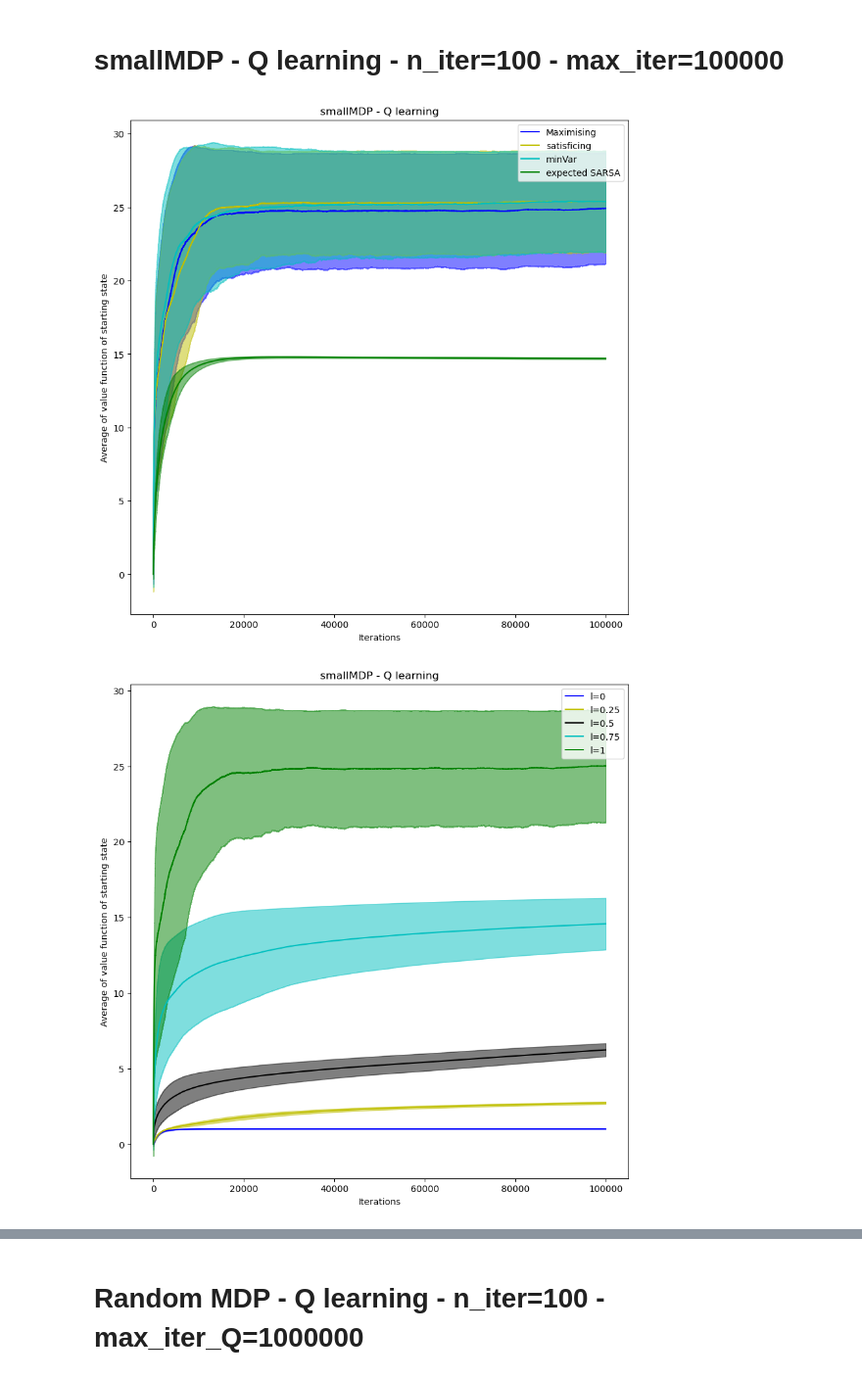
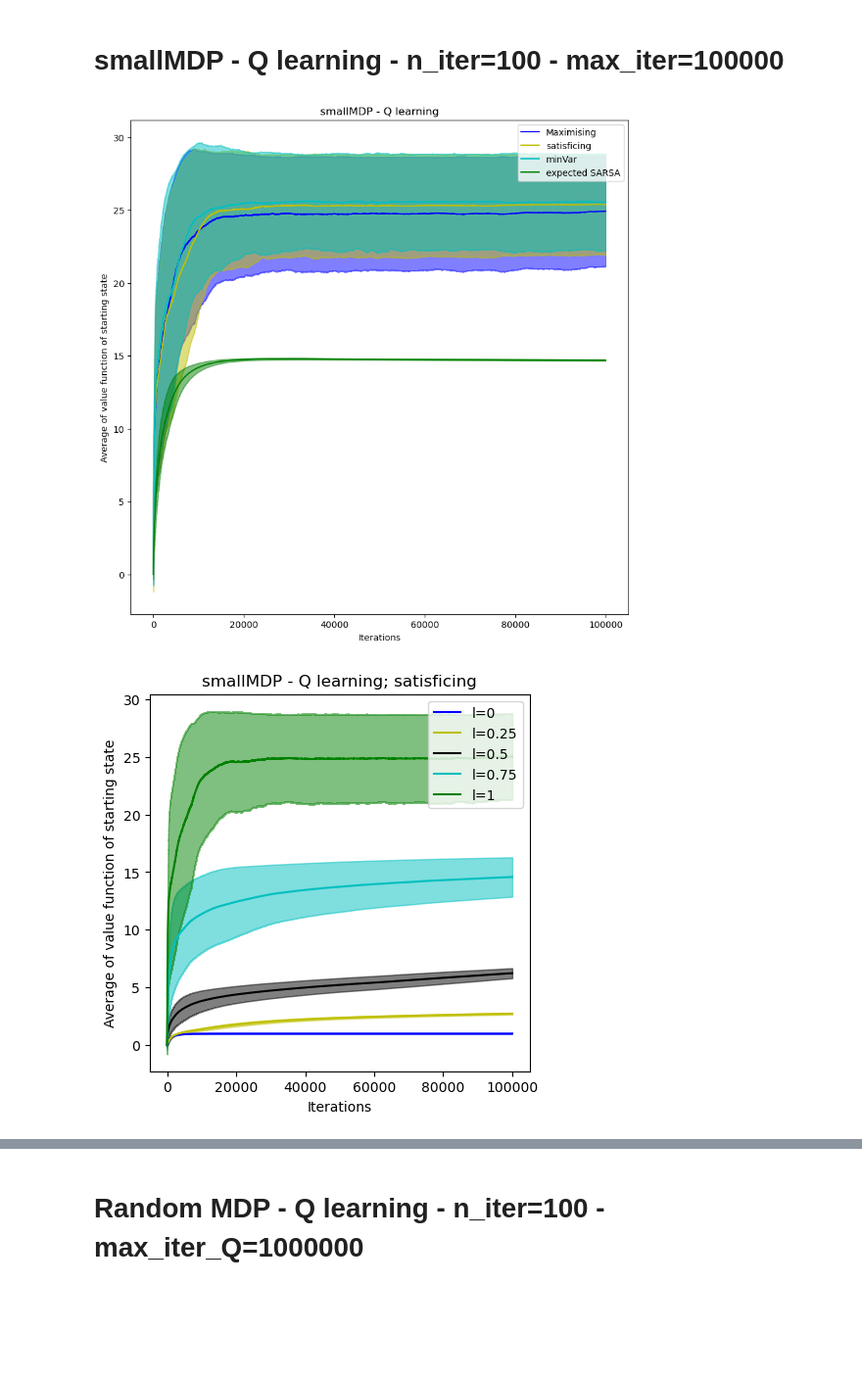
Before and after one commit to pik-gane/pymdptoolbox-satisfia, a Jupyter notebook: src/mdptoolbox/main.ipynb, the cells around one changed output, grey strips where cells are left out. Shown at 98% size. Drawn from its saved outputs; the diff is of its cells as text; code cells hidden in the pictures; blank space fills up the shorter version.

```diff
--- a/src/mdptoolbox/main.ipynb
+++ b/src/mdptoolbox/main.ipynb
@@ -187,12 +187,12 @@ def plotting(fileList, labels, colors, title, axisLabels = ['Iterations', 'Avera
             else:
                 arr_list_mean.append(arr_list_msk[i].mean(axis = 0))
                 arr_list_std.append(arr_list_msk[i].std(axis = 0))
-    fig, ax = plt.subplots(1, figsize = (10, 10))
+    fig, ax = plt.subplots(1, figsize = (5, 5))
     for i in range(len(fileList)):
         ax.plot(np.arange(len(arr_list_mean[i])), arr_list_mean[i], label = labels[i], color = colors[i])
         ax.fill_between(np.arange(len(arr_list_mean[i])), arr_list_mean[i] - arr_list_std[i], arr_list_mean[i] + arr_list_std[i], alpha = 0.5, color = colors[i])
 
-    ax.legend()
+    ax.legend(loc = 1)
     plt.xlabel(axisLabels[0])
     plt.ylabel(axisLabels[1])
     plt.title(title)
@@ -318,23 +318,23 @@ plotting_trans_div_runAv(fileList, labels, colors, title)
 # %% [markdown]
 # smallMDP - Q learning - n_iter=100 - max_iter=100000
 # %%
-fileList = ['Q_smallMDP_mode=0_l=1_n_iter=100_max_iter=100000_fill_value=-99999.csv', 'Q_smallMDP_mode=1_l=1_n_iter=100_max_iter=100000_fill_value=-99999.csv', 'Q_smallMDP_mode=2_l=1_n_iter=100_max_iter=100000_fill_value=-99999.csv', 'Q_smallMDP_mode=3_l=1_n_iter=100_max_iter=100000_fill_value=-99999.csv']
+fileList = ['Q_smallMDP_mode=0_l=1_n_iter=100_max_iter=100000_fill_value=-99999.csv', 'Q_smallMDP_mode=1_l=1_n_iter=100_max_iter=100000_fill_value=-99999.csv', 'Q_smallMDP_mode=2_l=1_n_iter=50_max_iter=100000_fill_value=-99999.csv', 'Q_smallMDP_mode=3_l=1_n_iter=100_max_iter=100000_fill_value=-99999.csv']
 labels = ['Maximising', 'satisficing', 'minVar', 'expected SARSA']
 colors = ['b', 'y', 'c', 'g', 'k']
 title = 'smallMDP - Q learning'
 
 plotting(fileList, labels, colors, title)
 # %% [output]
-[figure, old version]
+[figure, new version]
 # %%
 fileList = ['Q_smallMDP0-n_iter=100-max_iter_Q=100000.csv', 'Q_smallMDP025-n_iter=100-max_iter_Q=100000.csv', 'Q_smallMDP05-n_iter=100-max_iter_Q=100000.csv', 'Q_smallMDP075-n_iter=100-max_iter_Q=100000.csv', 'Q_smallMDP1-n_iter=100-max_iter_Q=100000.csv']
 labels = ['l=0', 'l=0.25', 'l=0.5', 'l=0.75', 'l=1']
 colors = ['b', 'y', 'k', 'c', 'g']
-title = 'smallMDP - Q learning'
+title = 'smallMDP - Q learning; satisficing'
 
 plotting(fileList, labels, colors, title)
 # %% [output]
-[figure, old version]
+[figure, new version]
 # %%
 fileList = ['Q_smallMDP0-n_iter=100-max_iter_Q=100000.csv', 'Q_smallMDP025-n_iter=100-max_iter_Q=100000.csv', 'Q_smallMDP05-n_iter=100-max_iter_Q=100000.csv', 'Q_smallMDP075-n_iter=100-max_iter_Q=100000.csv', 'Q_smallMDP1-n_iter=100-max_iter_Q=100000.csv']
 labels = ['l=0', 'l=0.25', 'l=0.5', 'l=0.75', 'l=1']
```
Also changed, not shown: parts of 10 cells of this notebook, 13 other files.
